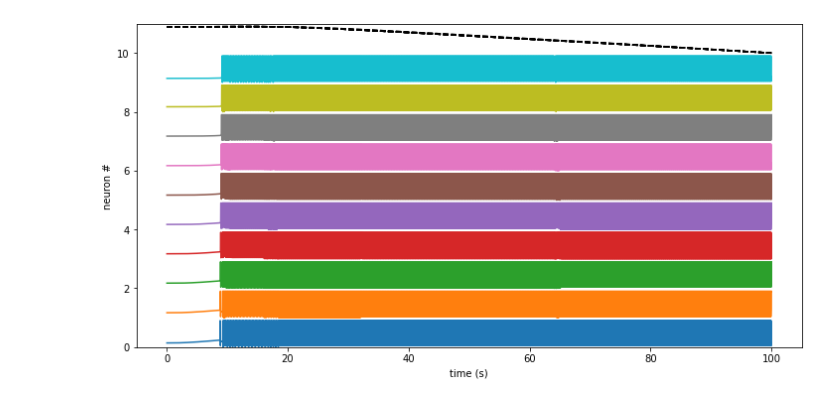
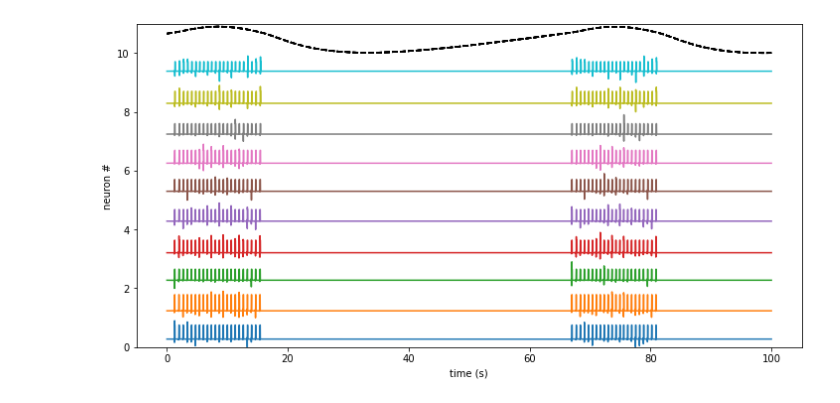
Before and after one commit to hengjiwang/hydranerv, a Jupyter notebook: hydranerv/models/bursting/pressure/demo_chain_2.ipynb, the cells around one changed output. Drawn from its saved outputs; the diff is of its cells as text; code cells hidden in the pictures.

```diff
--- a/hydranerv/models/bursting/pressure/demo_chain_2.ipynb
+++ b/hydranerv/models/bursting/pressure/demo_chain_2.ipynb
@@ -28,6 +28,6 @@ chain.disp(spike=False, figsize=(12, 6))
 # %%
-chain = Chain2(gc=.3)
+chain = Chain2(gc=5)
 chain.run(100)
 chain.disp(spike=False, figsize=(12, 6))
 # %% [output]
-[figure, old version]
+[figure, new version]
```
Also changed, not shown: parts of 3 cells of this notebook, 5 other files.
